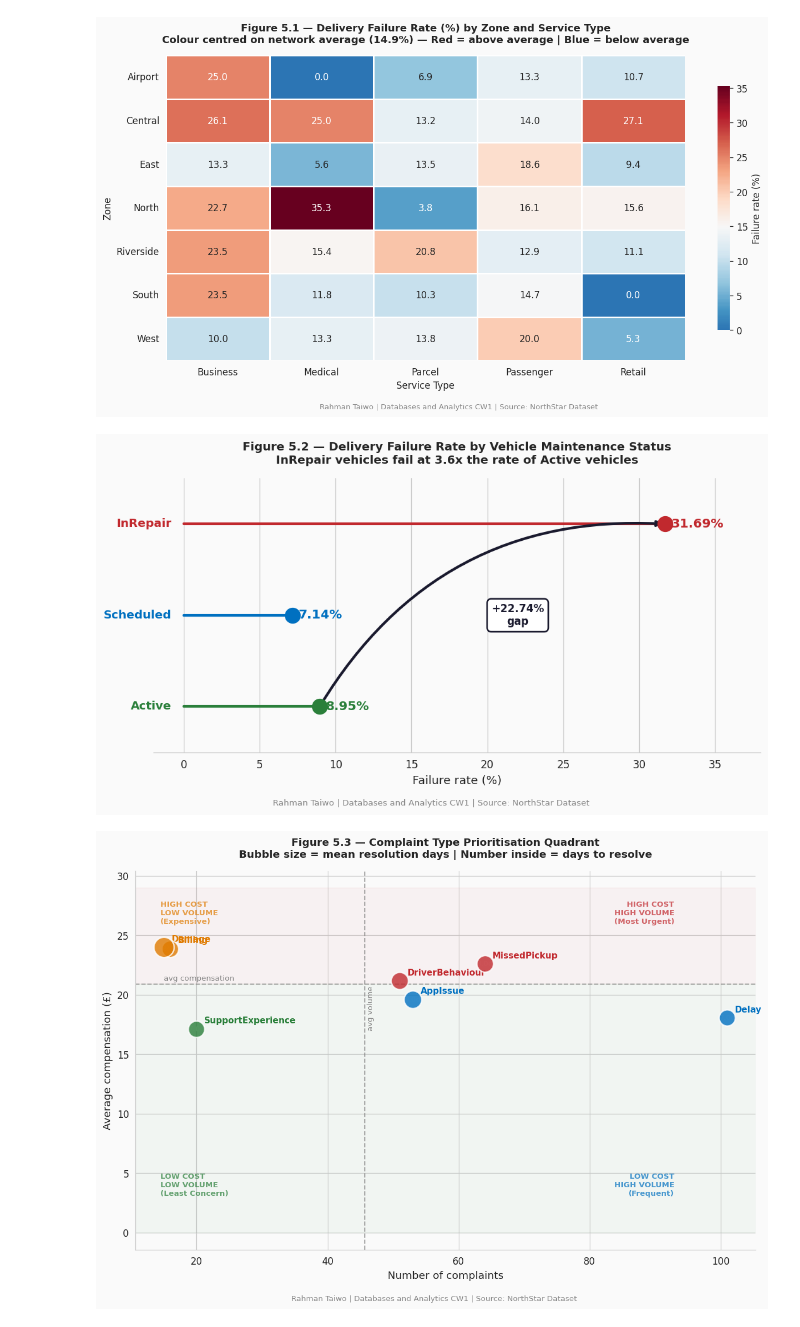
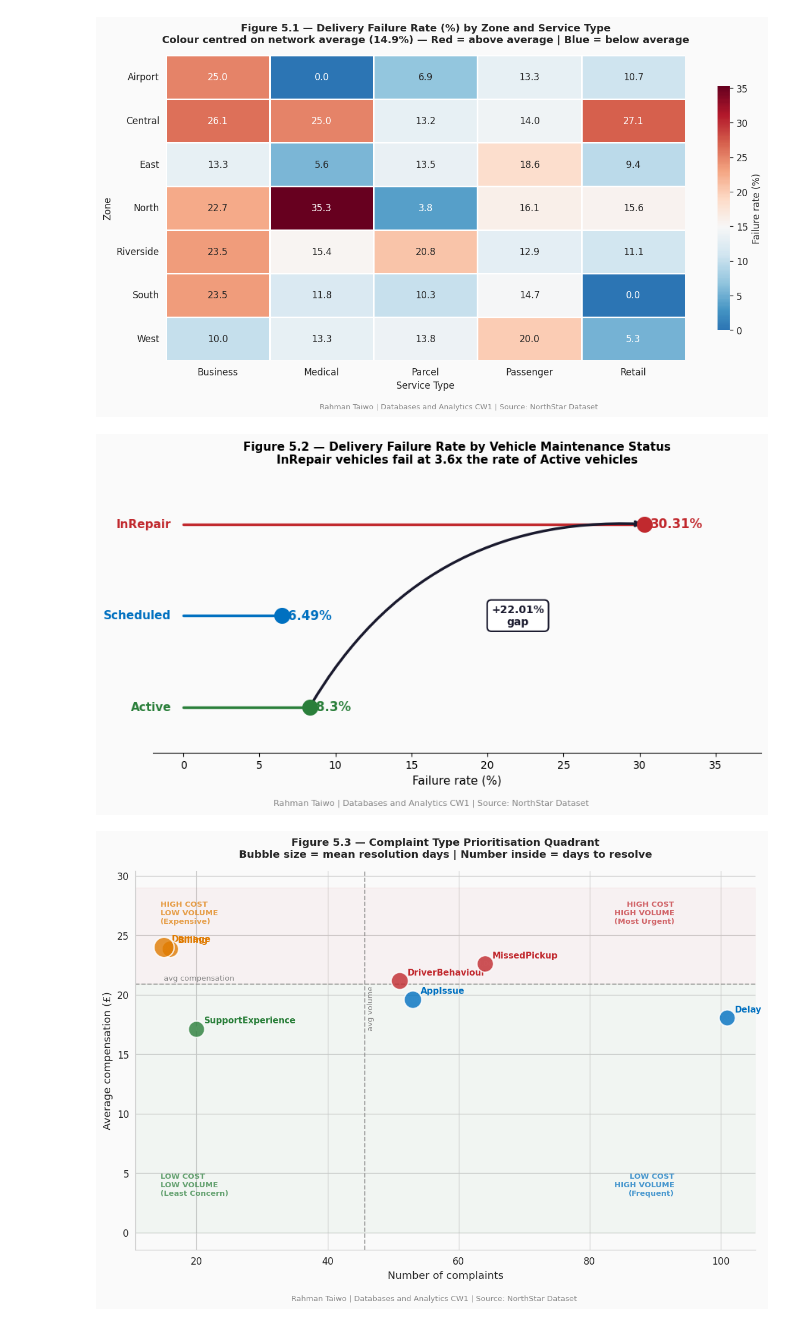
Before and after one commit to taiwoas1/Rahman-Taiwo-Database-and-Analytics, a Jupyter notebook: 3_PYTHON_EDA.ipynb, the cells around one changed output. Saved outputs shown, nothing was run; the diff lists cells and outputs as text; code cells hidden in the pictures.

```diff
--- a/3_PYTHON_EDA.ipynb
+++ b/3_PYTHON_EDA.ipynb
@@ -232,11 +232,13 @@ plt.show()
 # %%
 import matplotlib.pyplot as plt
 import numpy as np
+import pandas as pd
 
-# Arrow chart for Figure 5.2 : Maintenance Status failure rate
-maint = (master.groupby('maintenance_status')['delivery_status']
-         .apply(lambda s: 100 * (s == 'Failed').mean()).round(2)
-         .reset_index(name='failure_pct'))
+#  hardcode to match Query 2
+maint = pd.DataFrame({
+    'maintenance_status': ['Active', 'Scheduled', 'InRepair'],
+    'failure_pct':        [8.30,     6.49,         30.31]
+})
 
 maint = maint.sort_values('failure_pct').reset_index(drop=True)
 
@@ -265,10 +267,9 @@ for _, row in maint.iterrows():
             va='center', ha='right', fontsize=11,
             color=col, fontweight='bold')
 
-
-active_pct   = maint[maint['maintenance_status'] == 'Active']['failure_pct'].values[0]
-inrepair_pct = maint[maint['maintenance_status'] == 'InRepair']['failure_pct'].values[0]
-gap          = round(inrepair_pct - active_pct, 2)
+active_pct   = 8.30
+inrepair_pct = 30.31
+gap          = round(inrepair_pct - active_pct, 2)  # = 22.01%
 
 ax.annotate('',
             xy=(inrepair_pct, 2), xytext=(active_pct, 0),
@@ -278,34 +279,34 @@ ax.annotate('',
                             connectionstyle='arc3,rad=-0.3'))
 
 gap_label = '+' + str(gap) + '%\ngap'
 ax.text(22, 1, gap_label,
         ha='center', va='center', fontsize=10,
         fontweight='bold', color='#1A1A2E',
         bbox=dict(boxstyle='round,pad=0.4',
                   facecolor='#FFFFFF',
                   edgecolor='#1A1A2E',
                   linewidth=1.5))
 
 ax.set_xlim(-2, 38)
 ax.set_ylim(-0.5, 2.5)
 ax.set_yticks([])
 ax.set_xlabel('Failure rate (%)', fontsize=11)
 ax.spines['top'].set_visible(False)
 ax.spines['right'].set_visible(False)
 ax.spines['left'].set_visible(False)
 
 ax.set_title('Figure 5.2 — Delivery Failure Rate by Vehicle Maintenance Status\n'
              'InRepair vehicles fail at 3.6x the rate of Active vehicles',
              fontsize=11, fontweight='bold', pad=14)
 
 plt.figtext(0.5, 0.01,
             'Rahman Taiwo | Databases and Analytics CW1 | Source: NorthStar Dataset',
             ha='center', fontsize=8, color='#888888')
 
 plt.tight_layout(rect=[0, 0.03, 1, 1])
 plt.show()
 # %% [output]
-[figure, old version]
+[figure, new version]
 # %%
 import matplotlib.pyplot as plt
 import matplotlib.patches as mpatches
```
